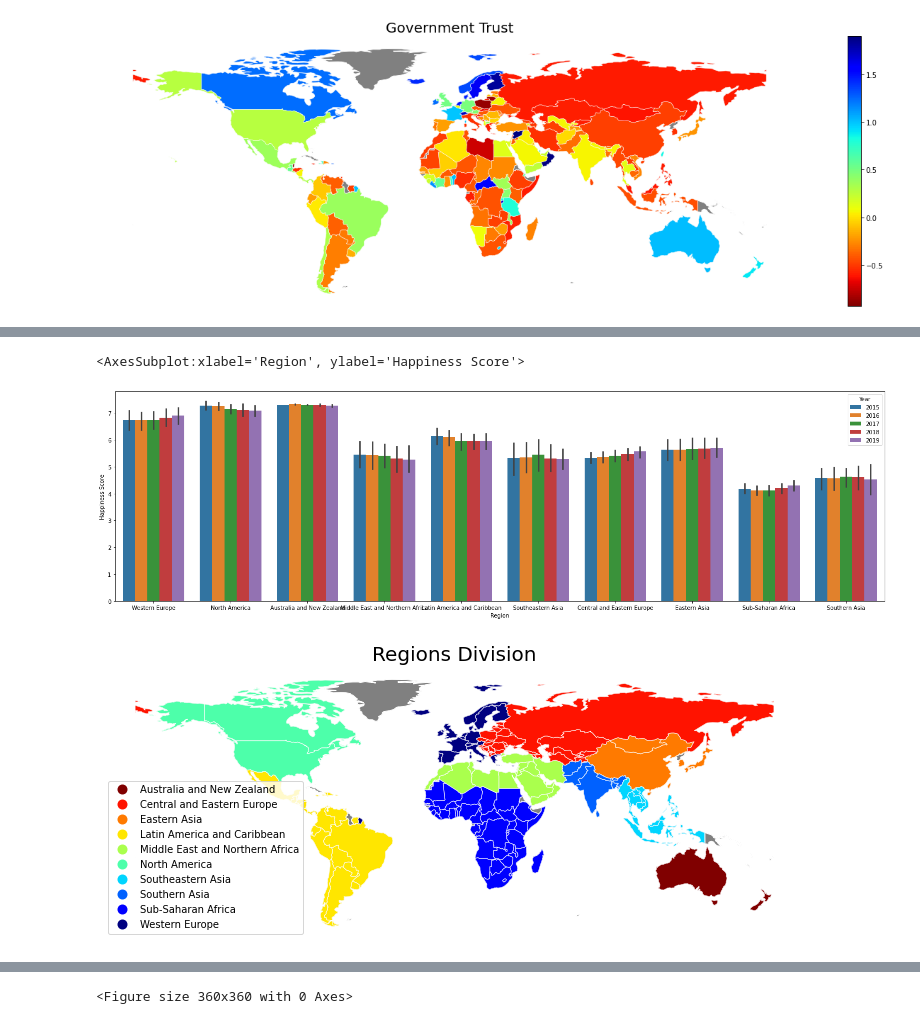
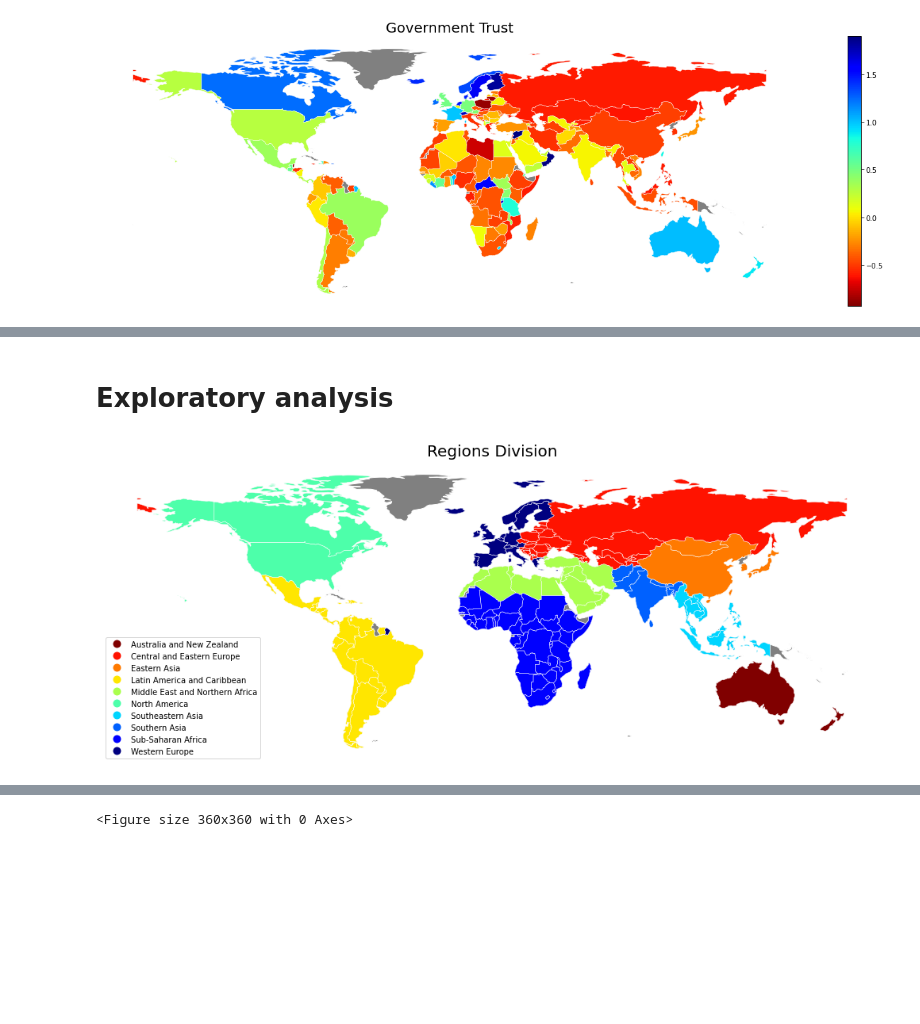
Before and after one commit to leokobi/World-Happiness-Analysis, a Jupyter notebook: Analise Felicidade Mundo.ipynb, the cells around one changed output, grey strips where cells are left out. Saved outputs shown, nothing was run; the diff lists cells and outputs as text; code cells hidden in the pictures; blank space fills up the shorter version.

```diff
--- a/Analise Felicidade Mundo.ipynb
+++ b/Analise Felicidade Mundo.ipynb
@@ -352,16 +367,11 @@ df_scale.describe()
-# %%
-#Visualização do nivel de Felicidade por ano e por regiao
-fig, ax = plt.subplots(figsize=(25,7))
-sns.barplot(x=df['Region'],y=df['Happiness Score'],hue=df['Year'])
-# %% [output]
-<AxesSubplot:xlabel='Region', ylabel='Happiness Score'>
-[figure, removed]
+# %% [markdown]
+# Exploratory analysis
 # %%
-#Divisao das regioes
-fig, ax = plt.subplots(figsize=(20,5))
+#Region Divisions
+fig, ax = plt.subplots(figsize=(25,7))
 base = world.plot(ax=ax,color='grey', edgecolor='white')
 gdf.plot(ax=base,column='Region',cmap='jet_r',edgecolor='white',linewidth=0.5,legend=True, legend_kwds={'loc': 'lower left'} )
 ax.set_title("Regions Division",fontsize=20)
 ax.set_axis_off()
 # %% [output]
-[figure, old version]
+[figure, new version]
```
Also changed, not shown: parts of 98 cells of this notebook.
